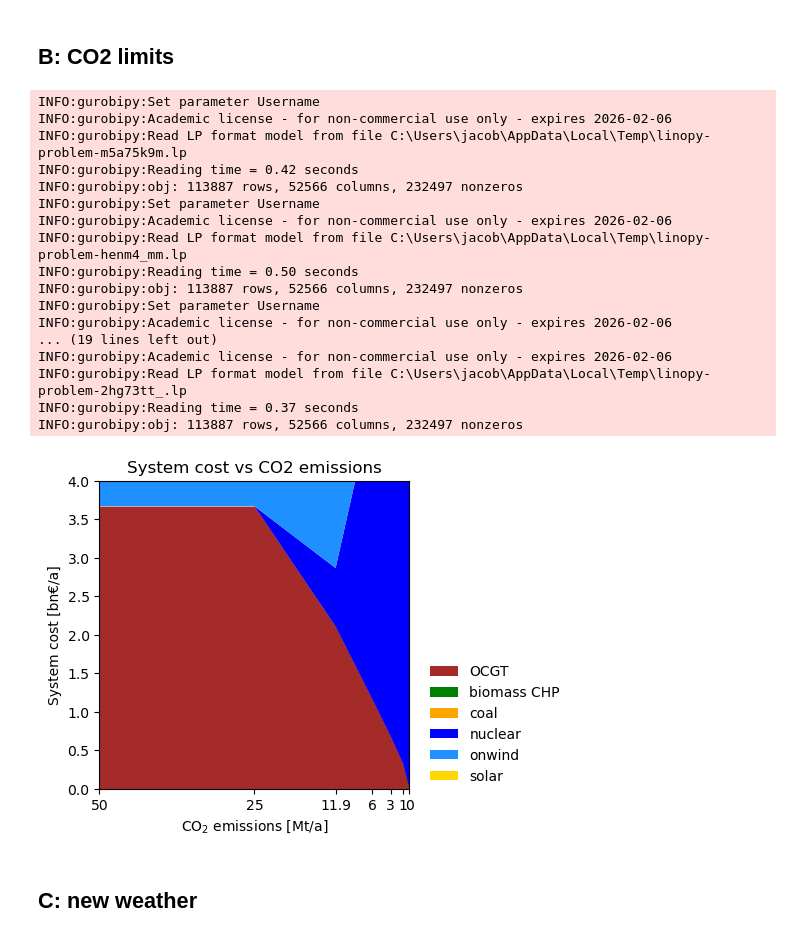
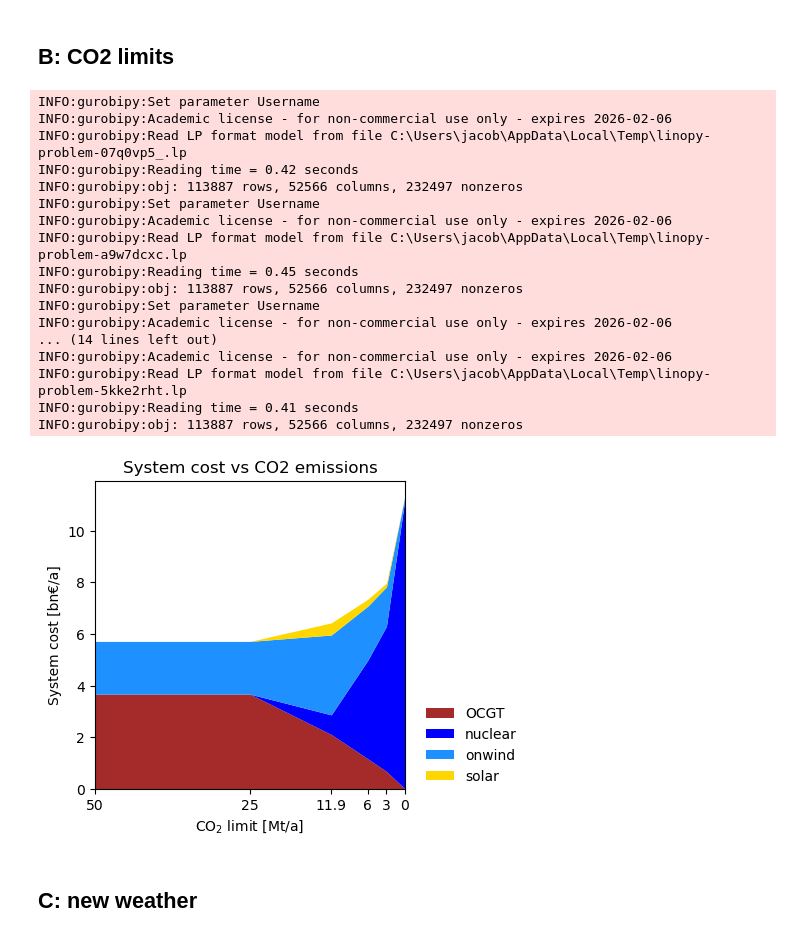
Before and after one commit to NicolineSimoneDTU/Integrated_Project, a Jupyter notebook: project.ipynb, the cells around one changed output. Saved outputs shown, nothing was run; the diff lists cells and outputs as text; code cells hidden in the pictures.

Commit message:
Added comments and adjusted graphs

```diff
--- a/project.ipynb
+++ b/project.ipynb
@@ -229,15 +236,18 @@ network.add(
     type="primary_energy",
 )
 # %%
+# Prepare for sensitivity analysis
 sensitivity_cost = {}
 sensitivity_capacity = {}
 sensitivity_production = {}
 co2_price = {}
 
+# Compute the total system cost (capital + operational) for the current network
 def system_cost(n):
     tsc = n.statistics.capex() + n.statistics.opex()
     return tsc.droplevel(0).div(1e6)  # million €/a
 
+# Define the CO2 limits for sensitivity analysis and run the optimization for each limit
 co2Limits = [50, 25, 11.9, 6, 3, 0]
 for co2 in co2Limits:
     network.global_constraints.loc["CO2Limit", "constant"] = co2 * 1e6
@@ -247,24 +257,24 @@ for co2 in co2Limits:
 
 
     sensitivity_cost[co2] = system_cost(network)
-    sensitivity_capacity[co2] = network.generators.p_nom_opt
+    sensitivity_capacity[co2] = network.generators.p_nom_opt.copy()
     sensitivity_production[co2] = network.generators_t.p.sum(axis=0)
     co2_price[co2] = -network.global_constraints.mu['CO2Limit']
 # %% [output]
 INFO:gurobipy:Set parameter Username
 INFO:gurobipy:Academic license - for non-commercial use only - expires 2026-02-06
-INFO:gurobipy:Read LP format model from file C:\Users\jacob\AppData\Local\Temp\linopy-problem-m5a75k9m.lp
+INFO:gurobipy:Read LP format model from file C:\Users\jacob\AppData\Local\Temp\linopy-problem-07q0vp5_.lp
 INFO:gurobipy:Reading time = 0.42 seconds
 INFO:gurobipy:obj: 113887 rows, 52566 columns, 232497 nonzeros
 INFO:gurobipy:Set parameter Username
 INFO:gurobipy:Academic license - for non-commercial use only - expires 2026-02-06
-INFO:gurobipy:Read LP format model from file C:\Users\jacob\AppData\Local\Temp\linopy-problem-henm4_mm.lp
-INFO:gurobipy:Reading time = 0.50 seconds
+INFO:gurobipy:Read LP format model from file C:\Users\jacob\AppData\Local\Temp\linopy-problem-a9w7dcxc.lp
+INFO:gurobipy:Reading time = 0.45 seconds
 INFO:gurobipy:obj: 113887 rows, 52566 columns, 232497 nonzeros
 INFO:gurobipy:Set parameter Username
 INFO:gurobipy:Academic license - for non-commercial use only - expires 2026-02-06
-... (19 lines left out)
+... (14 lines left out)
 INFO:gurobipy:Academic license - for non-commercial use only - expires 2026-02-06
-INFO:gurobipy:Read LP format model from file C:\Users\jacob\AppData\Local\Temp\linopy-problem-2hg73tt_.lp
-INFO:gurobipy:Reading time = 0.37 seconds
+INFO:gurobipy:Read LP format model from file C:\Users\jacob\AppData\Local\Temp\linopy-problem-5kke2rht.lp
+INFO:gurobipy:Reading time = 0.41 seconds
 INFO:gurobipy:obj: 113887 rows, 52566 columns, 232497 nonzeros
@@ -271,25 +287,27 @@ INFO:gurobipy:obj: 113887 rows, 52566 columns, 232497 nonzeros
 # %%
 sens_cost = pd.DataFrame(sensitivity_cost).T.div(1e3)  # billion Euro/a
 sens_cap = pd.DataFrame(sensitivity_capacity).T
 sens_prod = pd.DataFrame(sensitivity_production).T.div(1e3)  # GWh/a
+
+# Include only technologies that are used in the network
+sens_cost = sens_cost.loc[:, sens_cost.sum() != 0]
 
 
 # Plot system cost vs CO2 emissions
 sens_cost.plot.area(
     stacked=True, linewidth=0,
     color=sens_cost.columns.map(network.carriers.color),
     figsize=(4, 4), xlim=(min(co2Limits), max(co2Limits)),
-    xlabel=r"CO$_2$ emissions [Mt/a]",
+    xlabel=r"CO$_2$ limit [Mt/a]",
     ylabel="System cost [bn€/a]",
-    ylim=(0, 4)
 )
 
 plt.xticks(co2Limits, co2Limits)
 plt.title("System cost vs CO2 emissions")
 plt.legend(frameon=False, loc=(1.05, 0))
 plt.gca().invert_xaxis()
 # %% [output]
-[figure, old version]
+[figure, new version]
 # %% [markdown]
 ## C: new weather
 # %%
```
Also changed, not shown: parts of 11 cells of this notebook.
